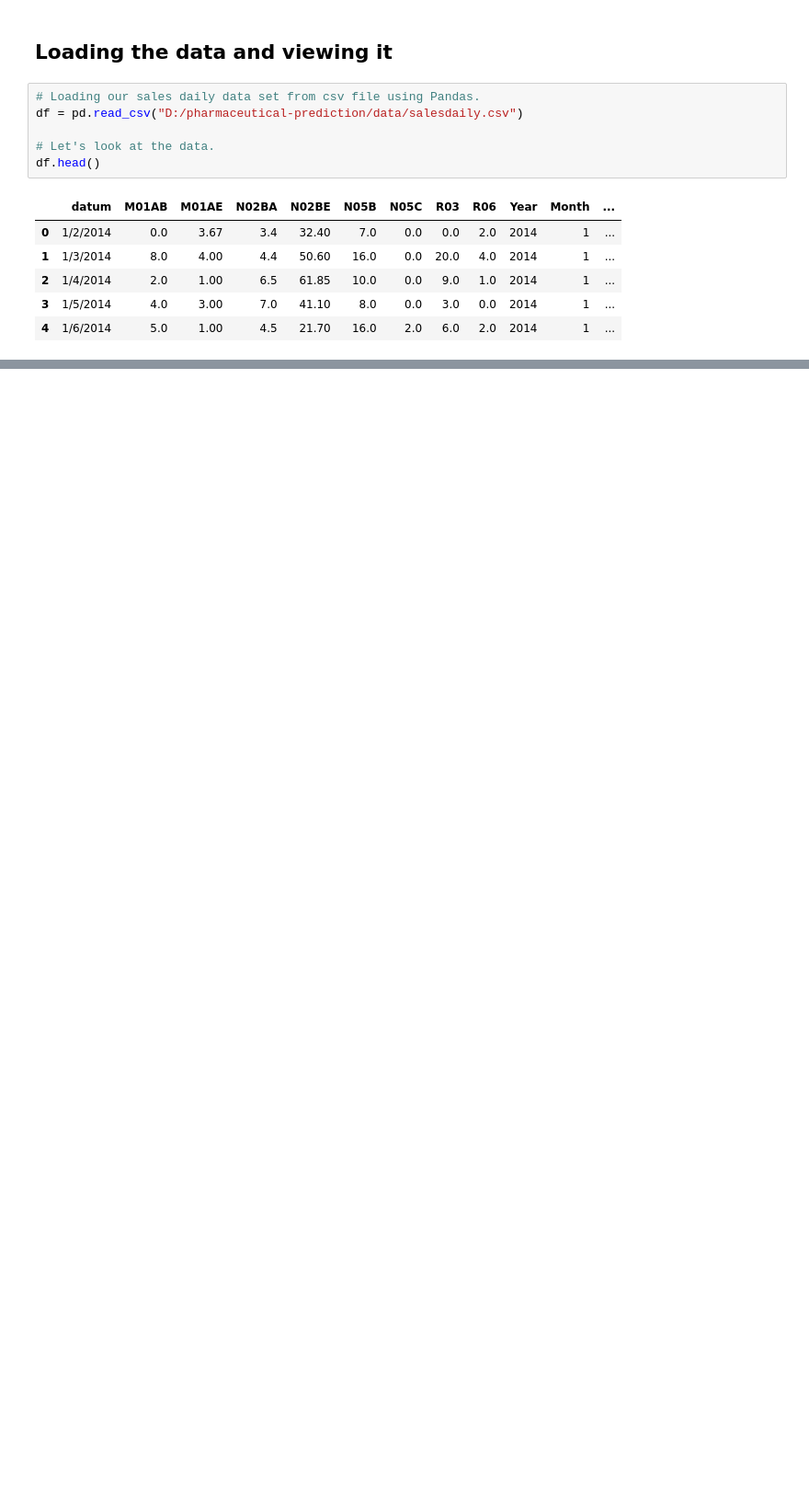
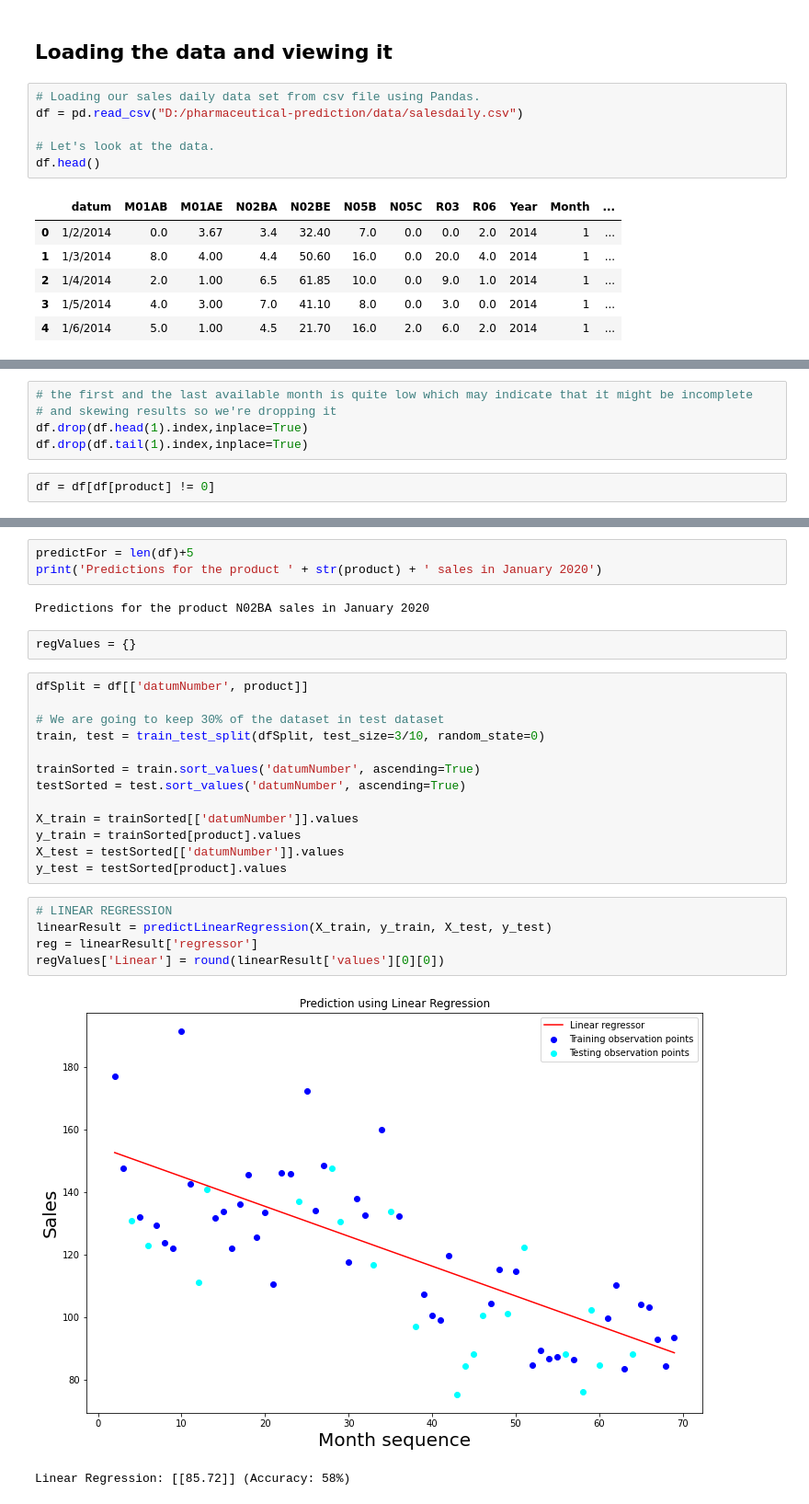
Before and after one commit to Desmondonam/pharmaceutical-prediction, a Jupyter notebook: Notebooks/Analyzing Pharmaceutical sales data.ipynb, the cells around one changed output, grey strips where cells are left out. Shown at 92% size. Drawn from its saved outputs; the diff is of its cells as text; blank space fills up the shorter version.

Commit message:
add complete sales analysis

```diff
--- a/Notebooks/Analyzing Pharmaceutical sales data.ipynb
+++ b/Notebooks/Analyzing Pharmaceutical sales data.ipynb
@@ -51,0 +290,7 @@ df.head()
+# %%
+# the first and the last available month is quite low which may indicate that it might be incomplete
+# and skewing results so we're dropping it
+df.drop(df.head(1).index,inplace=True)
+df.drop(df.tail(1).index,inplace=True)
+# %%
+df = df[df[product] != 0]
@@ -51,0 +306,28 @@ df.head()
+# %%
+predictFor = len(df)+5
+print('Predictions for the product ' + str(product) + ' sales in January 2020')
+# %% [output]
+Predictions for the product N02BA sales in January 2020
+# %%
+regValues = {}
+# %%
+dfSplit = df[['datumNumber', product]]
+
+# We are going to keep 30% of the dataset in test dataset
+train, test = train_test_split(dfSplit, test_size=3/10, random_state=0)
+
+trainSorted = train.sort_values('datumNumber', ascending=True)
+testSorted = test.sort_values('datumNumber', ascending=True)
+
+X_train = trainSorted[['datumNumber']].values
+y_train = trainSorted[product].values
+X_test = testSorted[['datumNumber']].values
+y_test = testSorted[product].values
+# %%
+# LINEAR REGRESSION
+linearResult = predictLinearRegression(X_train, y_train, X_test, y_test)
+reg = linearResult['regressor']
+regValues['Linear'] = round(linearResult['values'][0][0])
+# %% [output]
+[figure, added]
+Linear Regression: [[85.72]] (Accuracy: 58%)
```
Also changed, not shown: parts of 32 cells of this notebook.
